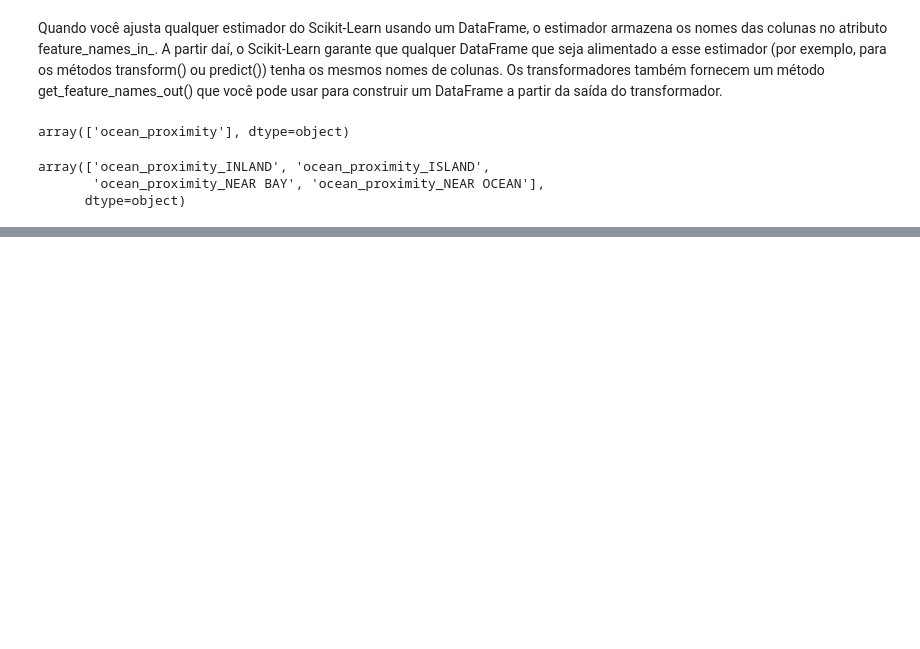
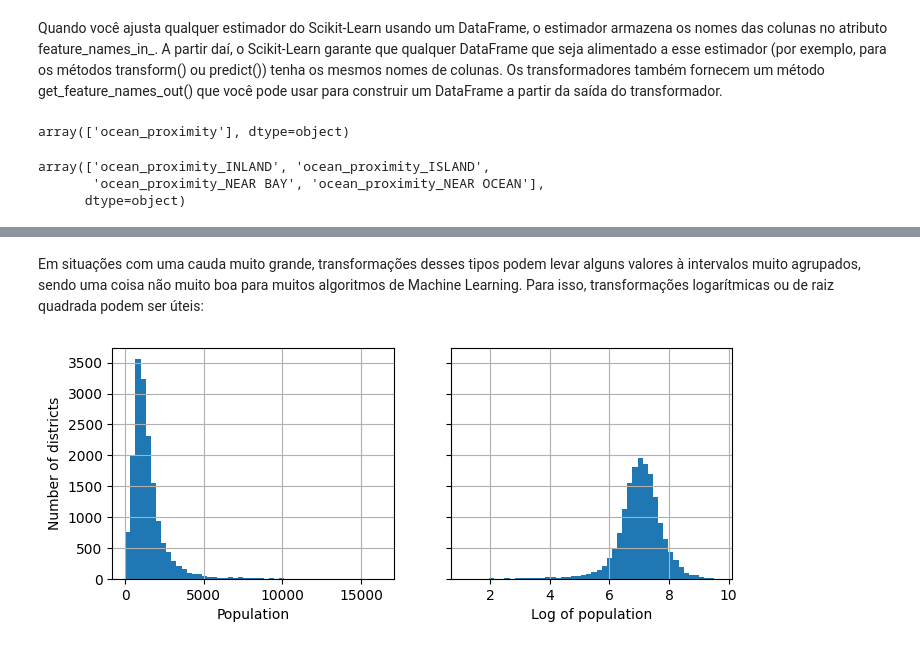
Before and after one commit to VitinDenoyr/SideCodes, a Jupyter notebook: Impa/machinelearning/bookcodes/linear-regression/Introduction.ipynb, the cells around one changed output, grey strips where cells are left out. Drawn from its saved outputs; the diff is of its cells as text; code cells hidden in the pictures; blank space fills up the shorter version.

```diff
--- a/Impa/machinelearning/linear-regression/Introduction.ipynb
+++ b/Impa/machinelearning/bookcodes/linear-regression/Introduction.ipynb
@@ -401,0 +417,12 @@ array(['ocean_proximity_INLAND', 'ocean_proximity_ISLAND',
+# %% [markdown]
+Em situações com uma cauda muito grande, transformações desses tipos podem levar alguns valores à intervalos muito agrupados, sendo uma coisa não muito boa para muitos algoritmos de Machine Learning. Para isso, transformações logarítmicas ou de raiz quadrada podem ser úteis:
+# %%
+fig, axs = plt.subplots(1, 2, figsize=(8, 3), sharey=True)
+housing["population"].hist(ax=axs[0], bins=50)
+housing["population"].apply(np.log).hist(ax=axs[1], bins=50)
+axs[0].set_xlabel("Population")
+axs[1].set_xlabel("Log of population")
+axs[0].set_ylabel("Number of districts")
+plt.show()
+# %% [output]
+[figure, added]
```
Also changed, not shown: parts of 20 cells of this notebook, 7 other files.
